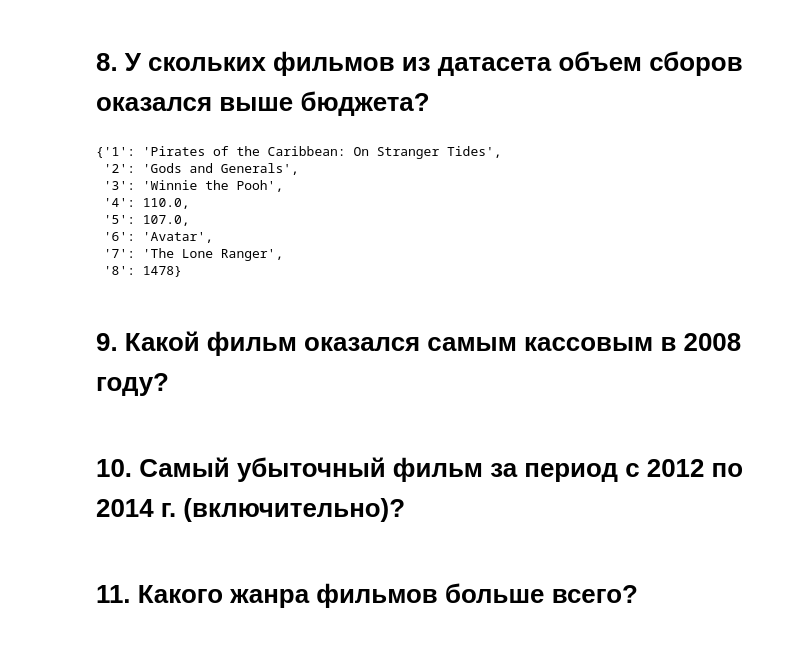
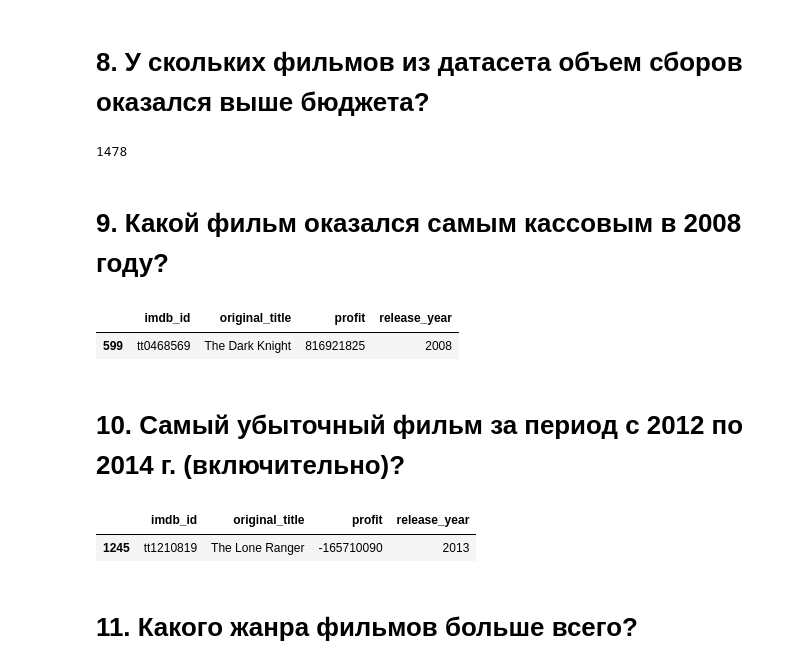
Before and after one commit to aburlev/Study, a Jupyter notebook: module_1/Movies_IMBD_v4.1_TEMPLATE.ipynb, the cells around one changed output. Saved outputs shown, nothing was run; the diff lists cells and outputs as text; code cells hidden in the pictures.

```diff
--- a/module_1/Movies_IMBD_v4.1_TEMPLATE.ipynb
+++ b/module_1/Movies_IMBD_v4.1_TEMPLATE.ipynb
@@ -38,0 +64,11 @@ data['profit'] = data.revenue - data.budget
+# %%
+# Разобьем датафрейм - данные из списка станут отдельными строками
+data = data.explode('cast')
+data = data.explode('director')
+data = data.explode('genres')
+data = data.explode('production_companies')
+# %%
+# Создадим функцию, считающую количество слов. Прим: слова разделены ' '
+def count_words(string):
+    n = string.count(' ')
+    return n+1
@@ -122,14 +193,6 @@ answers
 # %% [markdown]
 # 8. У скольких фильмов из датасета объем сборов оказался выше бюджета?
 # %%
-answers['8'] = data[data.profit > 0].profit.count()
-answers
+data_find[data_find.profit > 0].profit.count()
 # %% [output]
-{'1': 'Pirates of the Caribbean: On Stranger Tides',
- '2': 'Gods and Generals',
- '3': 'Winnie the Pooh',
- '4': 110.0,
- '5': 107.0,
- '6': 'Avatar',
- '7': 'The Lone Ranger',
- '8': 1478}
+1478
@@ -136,2 +201,11 @@ answers
 # %% [markdown]
 # 9. Какой фильм оказался самым кассовым в 2008 году?
+# %%
+data_find = data[['imdb_id', 'original_title',
+                  'profit', 'release_year']].drop_duplicates()
+data_find = data_find.query('release_year == 2008')
+# %%
+data_find[data_find.profit == data_find.profit.max()]
+# %% [output]
+|  | imdb_id | original_title | profit | release_year |
+| 599 | tt0468569 | The Dark Knight | 816921825 | 2008 |
@@ -139,0 +220,5 @@ answers
+# %%
+data_find[data_find.profit == data_find.profit.min()]
+# %% [output]
+|  | imdb_id | original_title | profit | release_year |
+| 1245 | tt1210819 | The Lone Ranger | -165710090 | 2013 |
```
Also changed, not shown: parts of 113 cells of this notebook.
